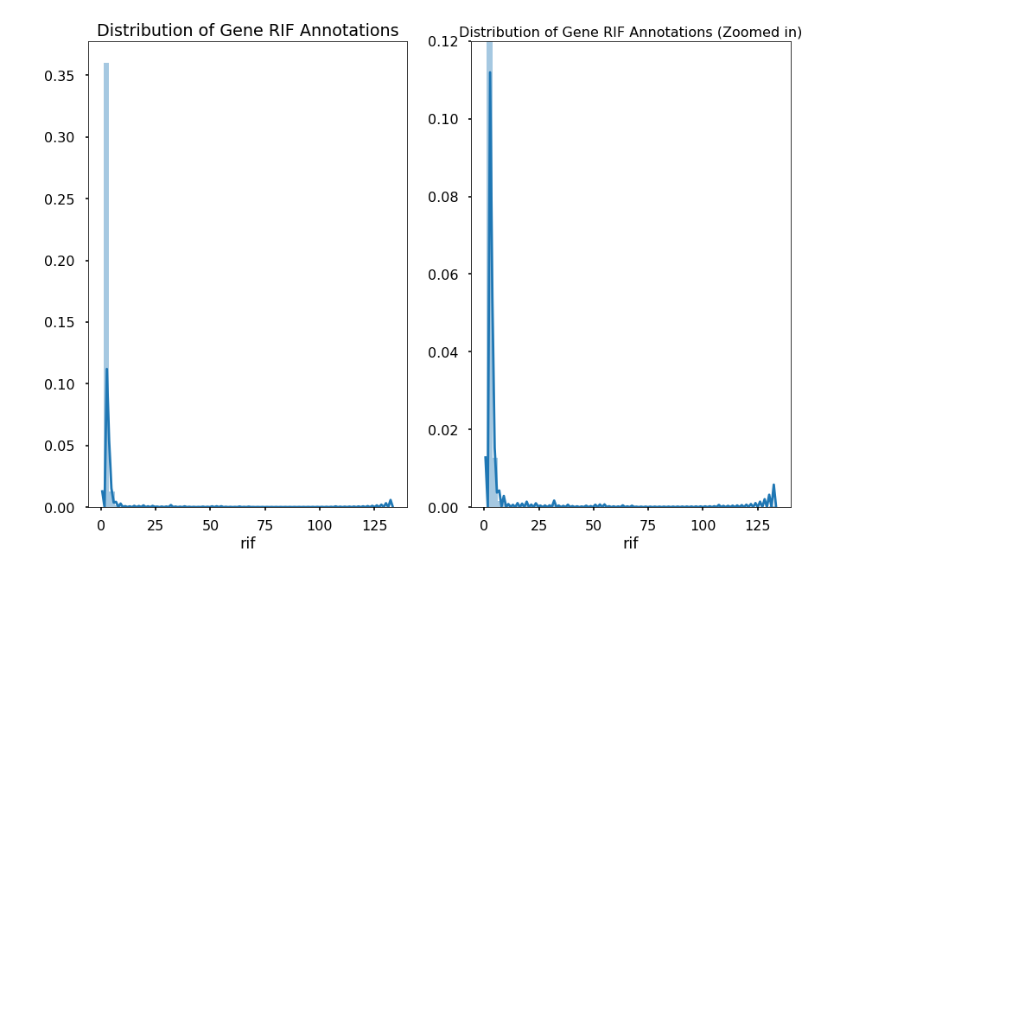
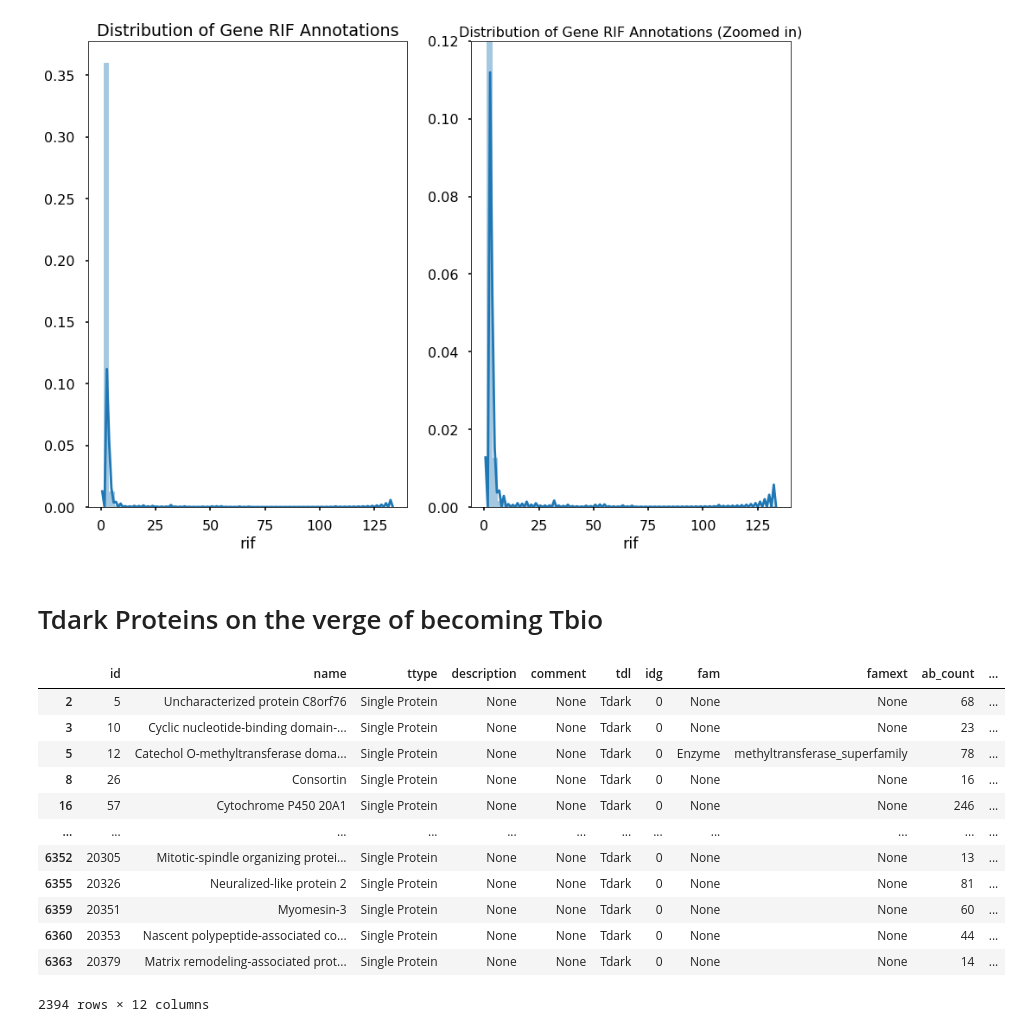
Before and after one commit to jbofill10/Pharos-Target-Examination, a Jupyter notebook: Visualizations.ipynb, the cells around one changed output. Cells and saved outputs as stored; diff of their text form; code cells hidden in the pictures; blank space fills up the shorter version.

```diff
--- a/Visualizations.ipynb
+++ b/Visualizations.ipynb
@@ -206,3 +178,26 @@ ax[1].set_title('Distribution of Gene RIF Annotations (Zoomed in)', fontsize=16)
 plt.tight_layout()
 # %% [output]
 [figure]
+# %% [markdown]
+# Tdark Proteins on the verge of becoming Tbio
+# %%
+proteins_with_data = targets[(targets['id'].isin(generif['protein_id'])) & (targets['id'].isin(pm_scores['protein_id']))]
+
+proteins_with_data['generif'] = generif_df.rif
+proteins_with_data['pm_score'] = pm_proteins.pm_score
+
+proteins_with_data
+# %% [output]
+|  | id | name | ttype | description | comment | tdl | idg | fam | famext | ab_count | ... |
+| 2 | 5 | Uncharacterized protein C8orf76 | Single Protein | None | None | Tdark | 0 | None | None | 68 | ... |
+| 3 | 10 | Cyclic nucleotide-binding domain-... | Single Protein | None | None | Tdark | 0 | None | None | 23 | ... |
+| 5 | 12 | Catechol O-methyltransferase doma... | Single Protein | None | None | Tdark | 0 | Enzyme | methyltransferase_superfamily | 78 | ... |
+| 8 | 26 | Consortin | Single Protein | None | None | Tdark | 0 | None | None | 16 | ... |
+| 16 | 57 | Cytochrome P450 20A1 | Single Protein | None | None | Tdark | 0 | None | None | 246 | ... |
+| ... | ... | ... | ... | ... | ... | ... | ... | ... | ... | ... | ... |
+| 6352 | 20305 | Mitotic-spindle organizing protei... | Single Protein | None | None | Tdark | 0 | None | None | 13 | ... |
+| 6355 | 20326 | Neuralized-like protein 2 | Single Protein | None | None | Tdark | 0 | None | None | 81 | ... |
+| 6359 | 20351 | Myomesin-3 | Single Protein | None | None | Tdark | 0 | None | None | 60 | ... |
+| 6360 | 20353 | Nascent polypeptide-associated co... | Single Protein | None | None | Tdark | 0 | None | None | 44 | ... |
+| 6363 | 20379 | Matrix remodeling-associated prot... | Single Protein | None | None | Tdark | 0 | None | None | 14 | ... |
+2394 rows × 12 columns
```
Also changed, not shown: parts of 9 cells of this notebook.
